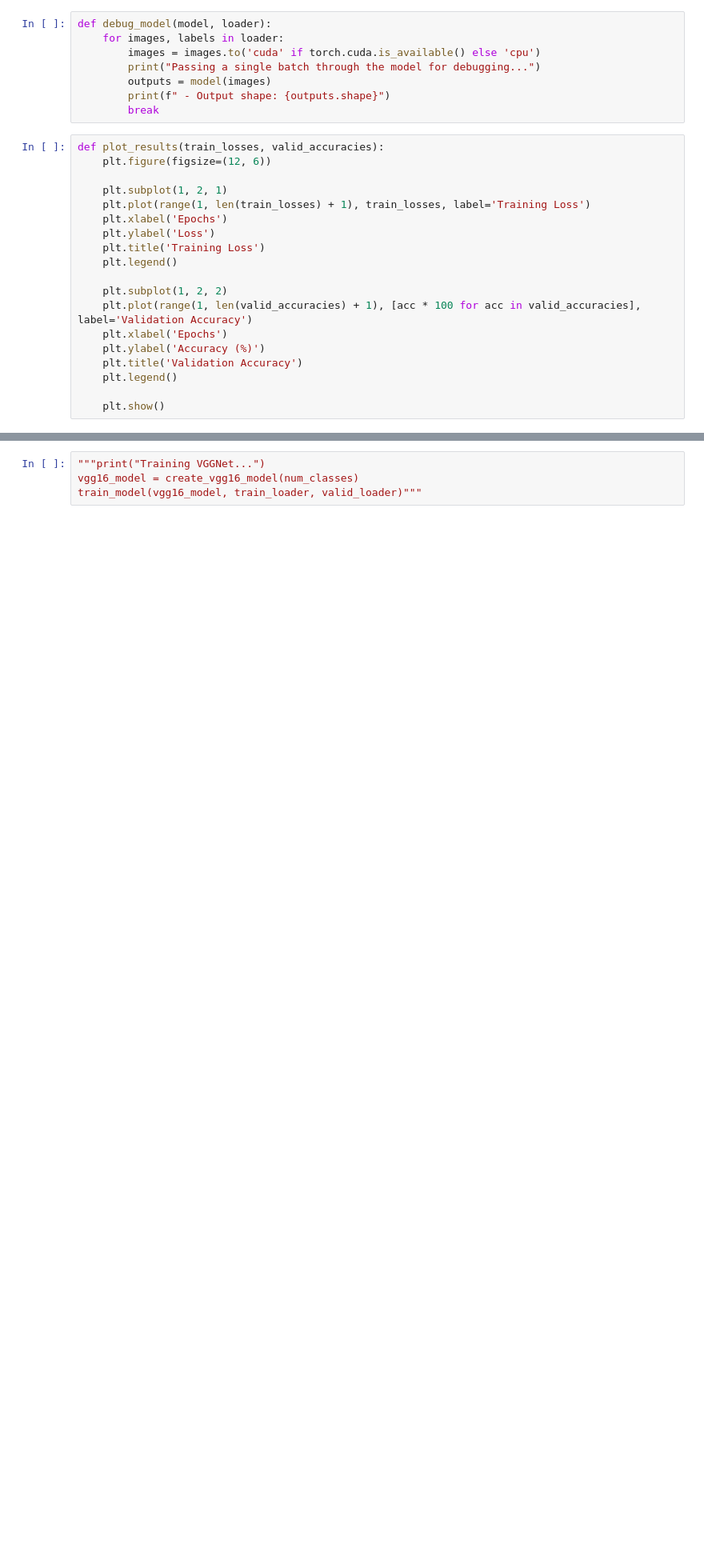
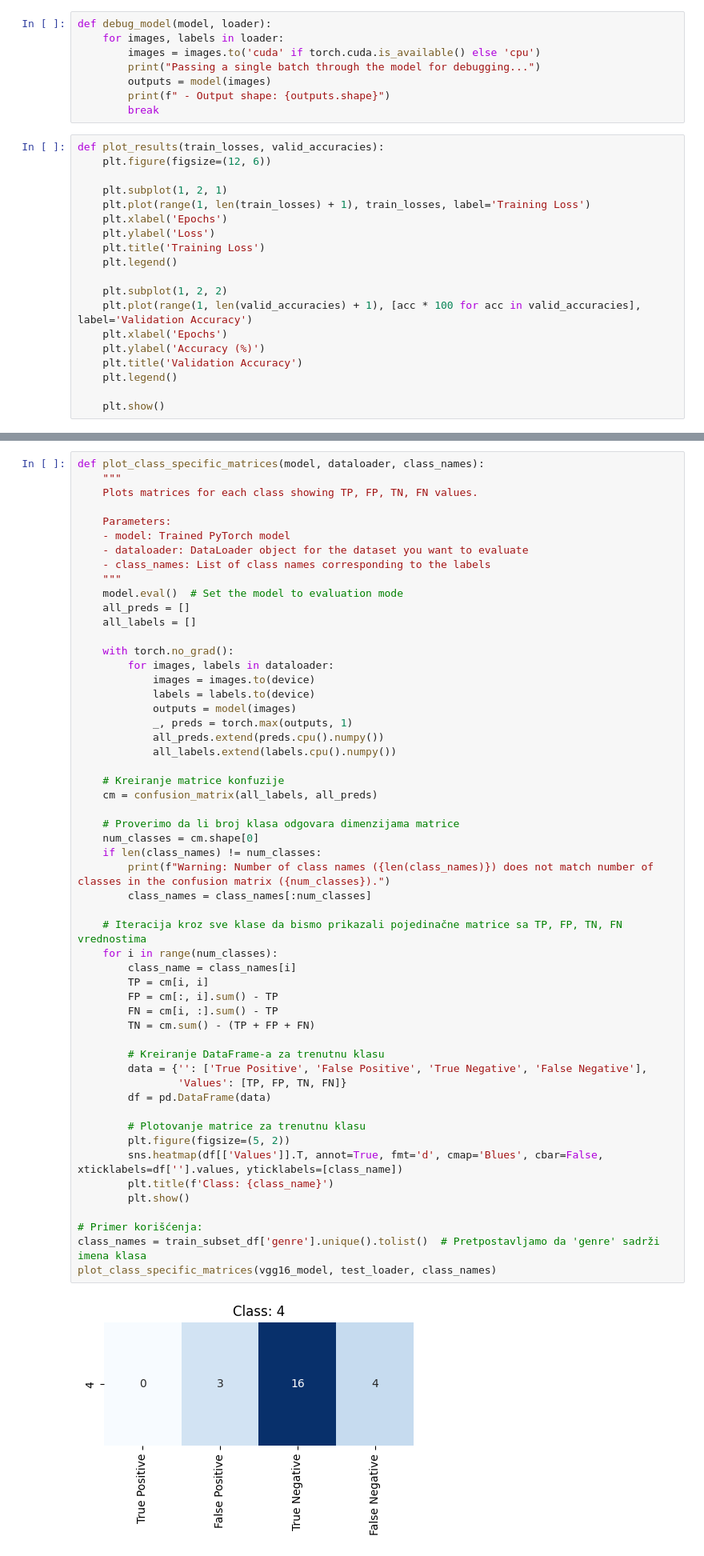
Before and after one commit to aletrailo/ml_matf, a Jupyter notebook: Sara.ipynb, the cells around one changed output, grey strips where cells are left out. Shown at 80% size. Drawn from its saved outputs; the diff is of its cells as text; blank space fills up the shorter version.

```diff
--- a/Sara.ipynb
+++ b/Sara.ipynb
@@ -399,4 +354,56 @@ except Exception as e:
-# %%
-"""print("Training VGGNet...")
-vgg16_model = create_vgg16_model(num_classes)
-train_model(vgg16_model, train_loader, valid_loader)"""
+# %%
+def plot_class_specific_matrices(model, dataloader, class_names):
+    """
+    Plots matrices for each class showing TP, FP, TN, FN values.
+
+    Parameters:
+    - model: Trained PyTorch model
+    - dataloader: DataLoader object for the dataset you want to evaluate
+    - class_names: List of class names corresponding to the labels
+    """
+    model.eval()  # Set the model to evaluation mode
+    all_preds = []
+    all_labels = []
+
+    with torch.no_grad():
+        for images, labels in dataloader:
+            images = images.to(device)
+            labels = labels.to(device)
+            outputs = model(images)
+            _, preds = torch.max(outputs, 1)
+            all_preds.extend(preds.cpu().numpy())
+            all_labels.extend(labels.cpu().numpy())
+
+    # Kreiranje matrice konfuzije
+    cm = confusion_matrix(all_labels, all_preds)
+
+    # Proverimo da li broj klasa odgovara dimenzijama matrice
+    num_classes = cm.shape[0]
+    if len(class_names) != num_classes:
+        print(f"Warning: Number of class names ({len(class_names)}) does not match number of classes in the confusion matrix ({num_classes}).")
+        class_names = class_names[:num_classes]
+
+    # Iteracija kroz sve klase da bismo prikazali pojedinačne matrice sa TP, FP, TN, FN vrednostima
+    for i in range(num_classes):
+        class_name = class_names[i]
+        TP = cm[i, i]
+        FP = cm[:, i].sum() - TP
+        FN = cm[i, :].sum() - TP
+        TN = cm.sum() - (TP + FP + FN)
+
+        # Kreiranje DataFrame-a za trenutnu klasu
+        data = {'': ['True Positive', 'False Positive', 'True Negative', 'False Negative'],
+                'Values': [TP, FP, TN, FN]}
+        df = pd.DataFrame(data)
+
+        # Plotovanje matrice za trenutnu klasu
+        plt.figure(figsize=(5, 2))
+        sns.heatmap(df[['Values']].T, annot=True, fmt='d', cmap='Blues', cbar=False, xticklabels=df[''].values, yticklabels=[class_name])
+        plt.title(f'Class: {class_name}')
+        plt.show()
+
+# Primer korišćenja:
+class_names = train_subset_df['genre'].unique().tolist()  # Pretpostavljamo da 'genre' sadrži imena klasa
+plot_class_specific_matrices(vgg16_model, test_loader, class_names)
+# %% [output]
+[figure, added]
```
Also changed, not shown: parts of 22 cells of this notebook.
